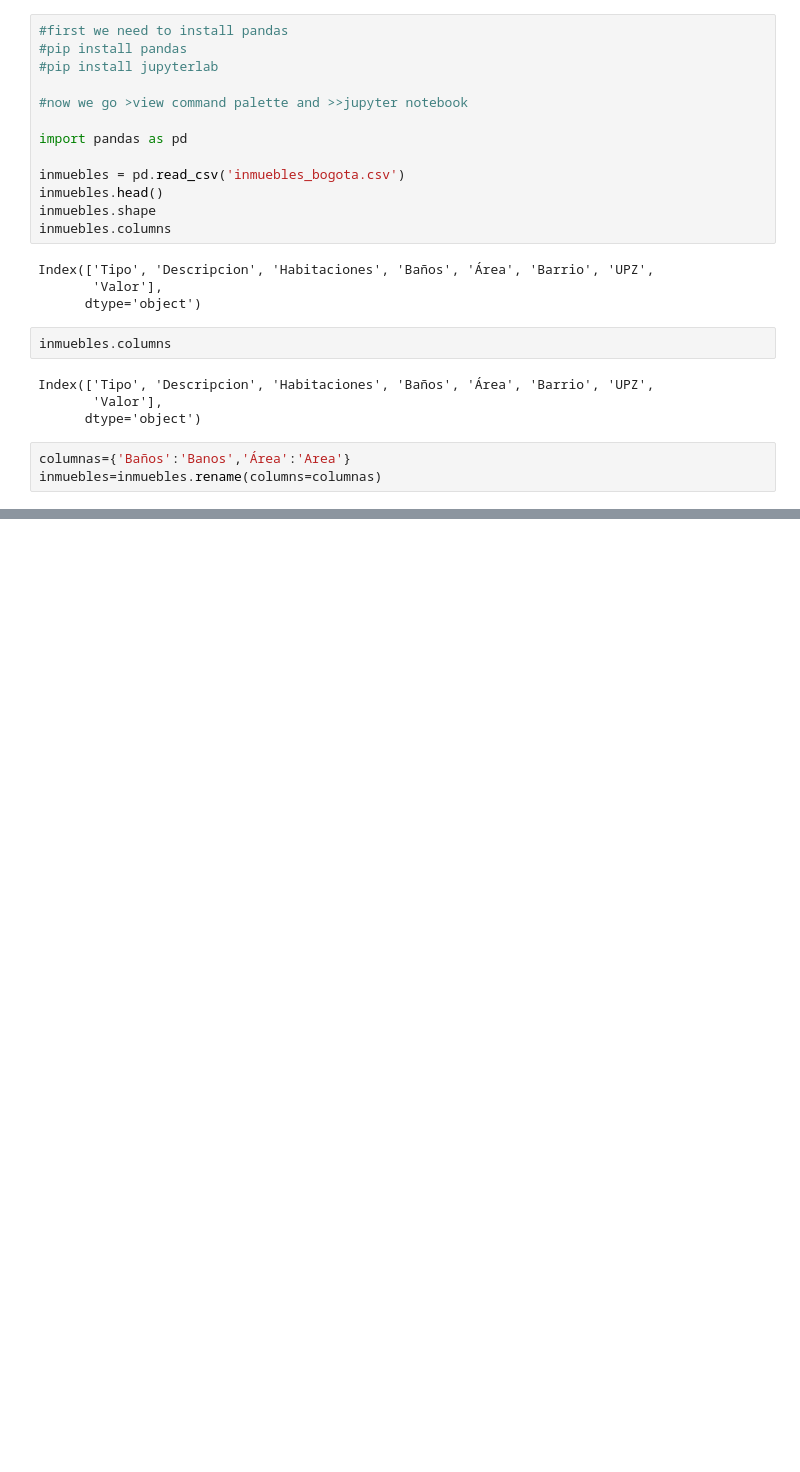
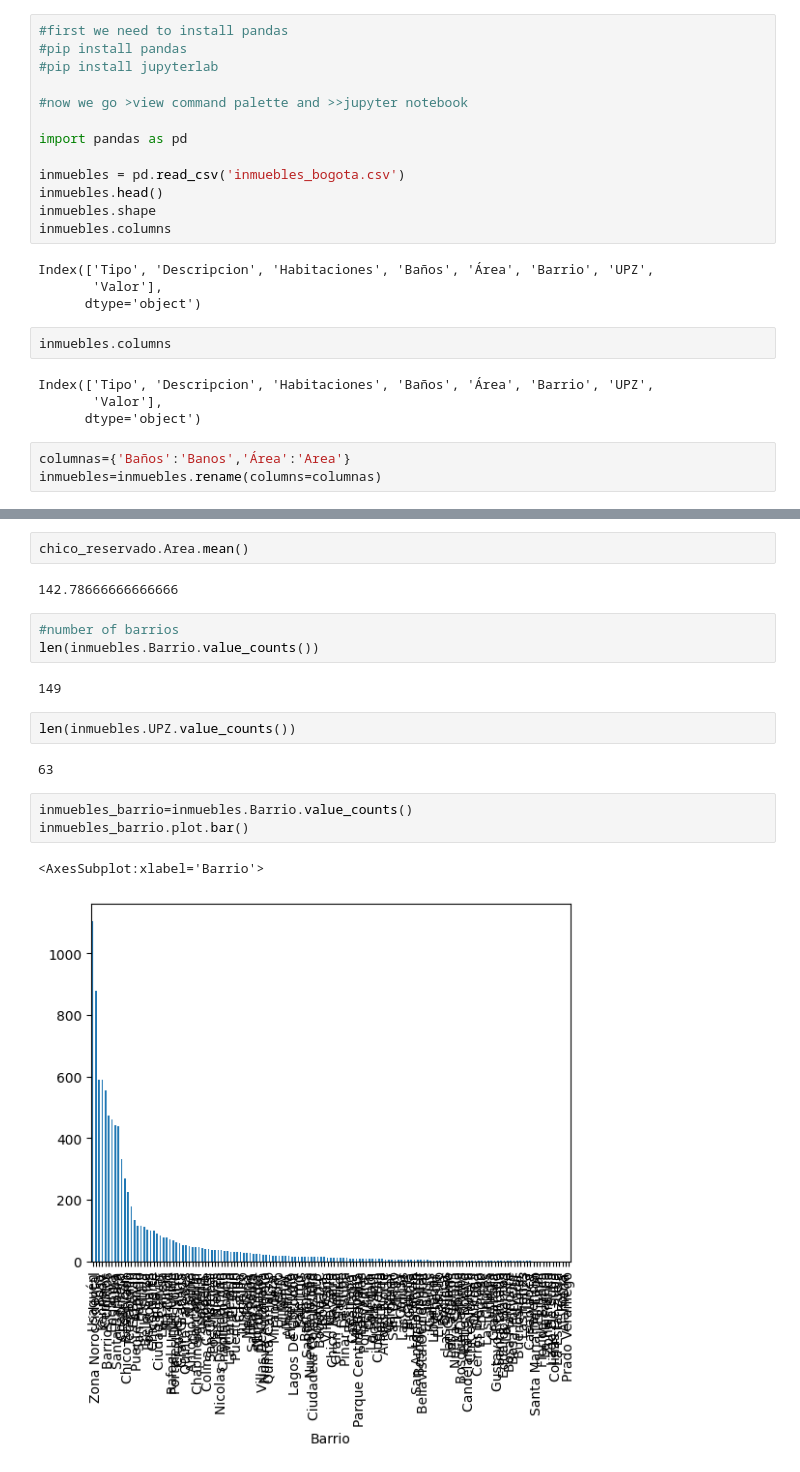
Before and after one commit to GabrielAlvB/Inmersion_Datos_Alura, a Jupyter notebook: 1_inmuebles.ipynb, the cells around one changed output, grey strips where cells are left out. Saved outputs shown, nothing was run; the diff lists cells and outputs as text; blank space fills up the shorter version.

Commit message:
making a plot of the barrios

```diff
--- a/1_inmuebles.ipynb
+++ b/1_inmuebles.ipynb
@@ -33,0 +129,19 @@ inmuebles.sample(2)
+# %%
+chico_reservado.Area.mean()
+# %% [output]
+142.78666666666666
+# %%
+#number of barrios
+len(inmuebles.Barrio.value_counts())
+# %% [output]
+149
+# %%
+len(inmuebles.UPZ.value_counts())
+# %% [output]
+63
+# %%
+inmuebles_barrio=inmuebles.Barrio.value_counts()
+inmuebles_barrio.plot.bar()
+# %% [output]
+<AxesSubplot:xlabel='Barrio'>
+[figure, added]
```
Also changed, not shown: parts of 13 cells of this notebook.
